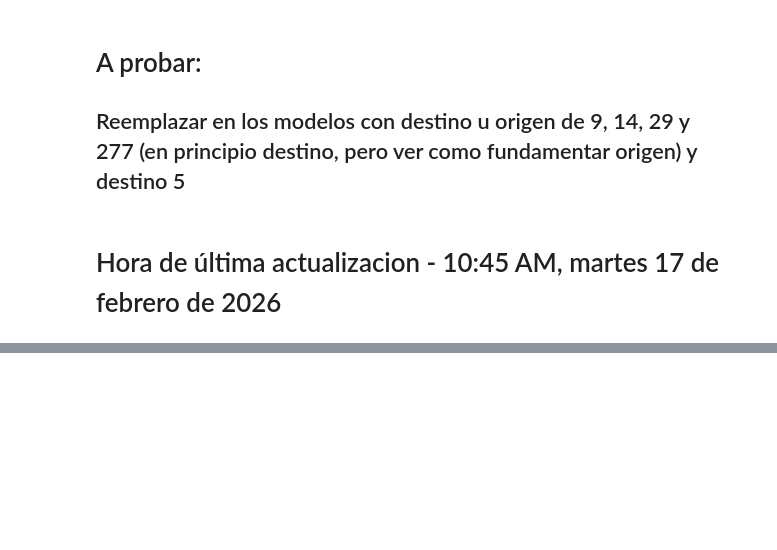
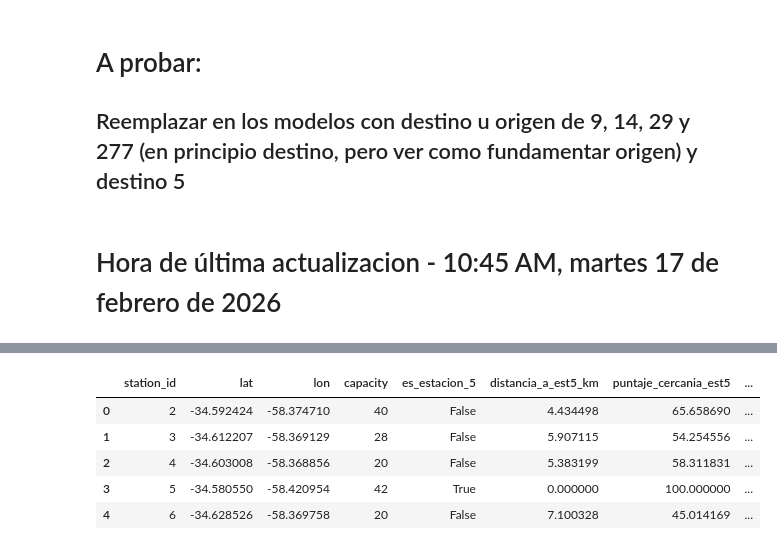
Before and after one commit to leonelifernandez12/labo_datos, a Jupyter notebook: tp1.ipynb, the cells around one changed output, grey strips where cells are left out. Saved outputs shown, nothing was run; the diff lists cells and outputs as text; code cells hidden in the pictures; blank space fills up the shorter version.

```diff
--- a/tp1.ipynb
+++ b/tp1.ipynb
@@ -1699,0 +1692,9 @@ Destino 5 debería ser relevante para considerar
+# %%
+df_informacion.head(5)
+# %% [output]
+|  | station_id | lat | lon | capacity | es_estacion_5 | distancia_a_est5_km | puntaje_cercania_est5 | ... |
+| 0 | 2 | -34.592424 | -58.374710 | 40 | False | 4.434498 | 65.658690 | ... |
+| 1 | 3 | -34.612207 | -58.369129 | 28 | False | 5.907115 | 54.254556 | ... |
+| 2 | 4 | -34.603008 | -58.368856 | 20 | False | 5.383199 | 58.311831 | ... |
+| 3 | 5 | -34.580550 | -58.420954 | 42 | True | 0.000000 | 100.000000 | ... |
+| 4 | 6 | -34.628526 | -58.369758 | 20 | False | 7.100328 | 45.014169 | ... |
```
Also changed, not shown: parts of 35 cells of this notebook, 1 other file.
